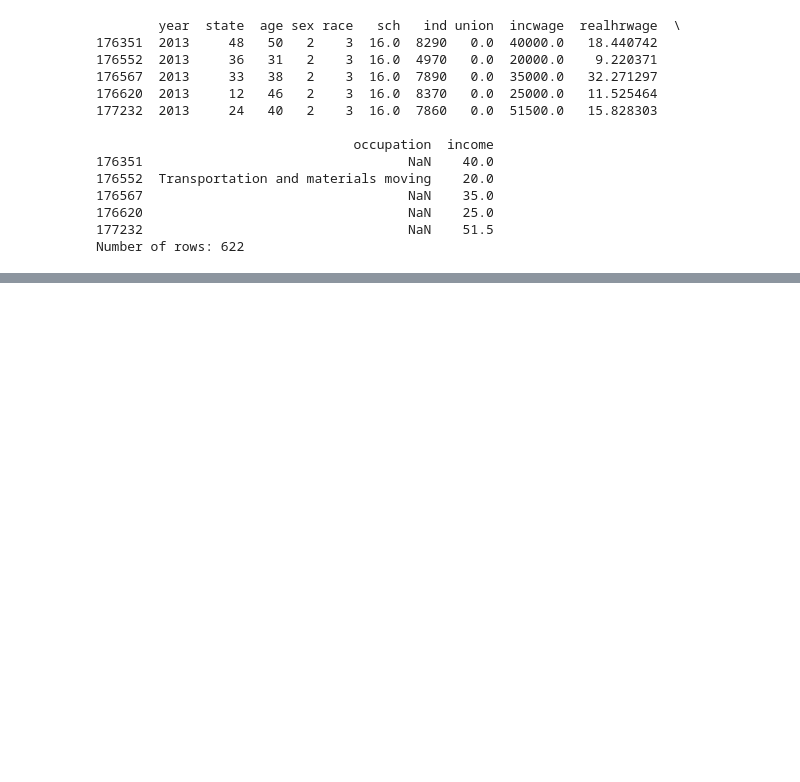
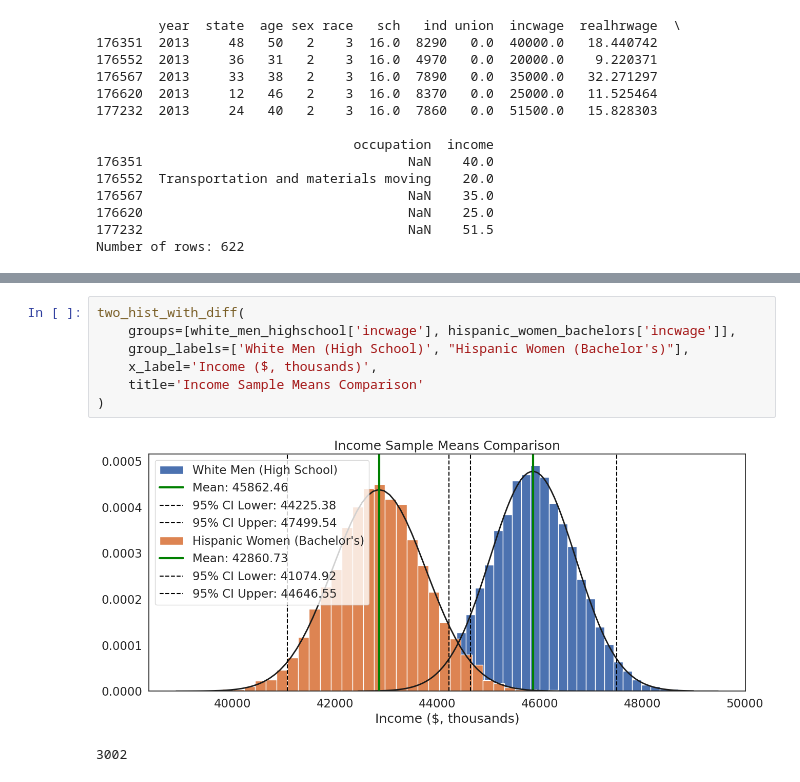
Before and after one commit to LYK0608/My-QM2, a Jupyter notebook: notebooks/W05. Distributions_and_Basic_Statistics.ipynb, the cells around one changed output, grey strips where cells are left out. Drawn from its saved outputs; the diff is of its cells as text; blank space fills up the shorter version.

```diff
--- a/notebooks/W05. Distributions_and_Basic_Statistics.ipynb
+++ b/notebooks/W05. Distributions_and_Basic_Statistics.ipynb
@@ -882,0 +804,10 @@ The 95% confidence intervals overlap. The difference might be due to random chan
+# %%
+two_hist_with_diff(
+    groups=[white_men_highschool['incwage'], hispanic_women_bachelors['incwage']],
+    group_labels=['White Men (High School)', "Hispanic Women (Bachelor's)"],
+    x_label='Income ($, thousands)',
+    title='Income Sample Means Comparison'
+)
+# %% [output]
+[figure, added]
+3002
```
Also changed, not shown: parts of 13 cells of this notebook.
